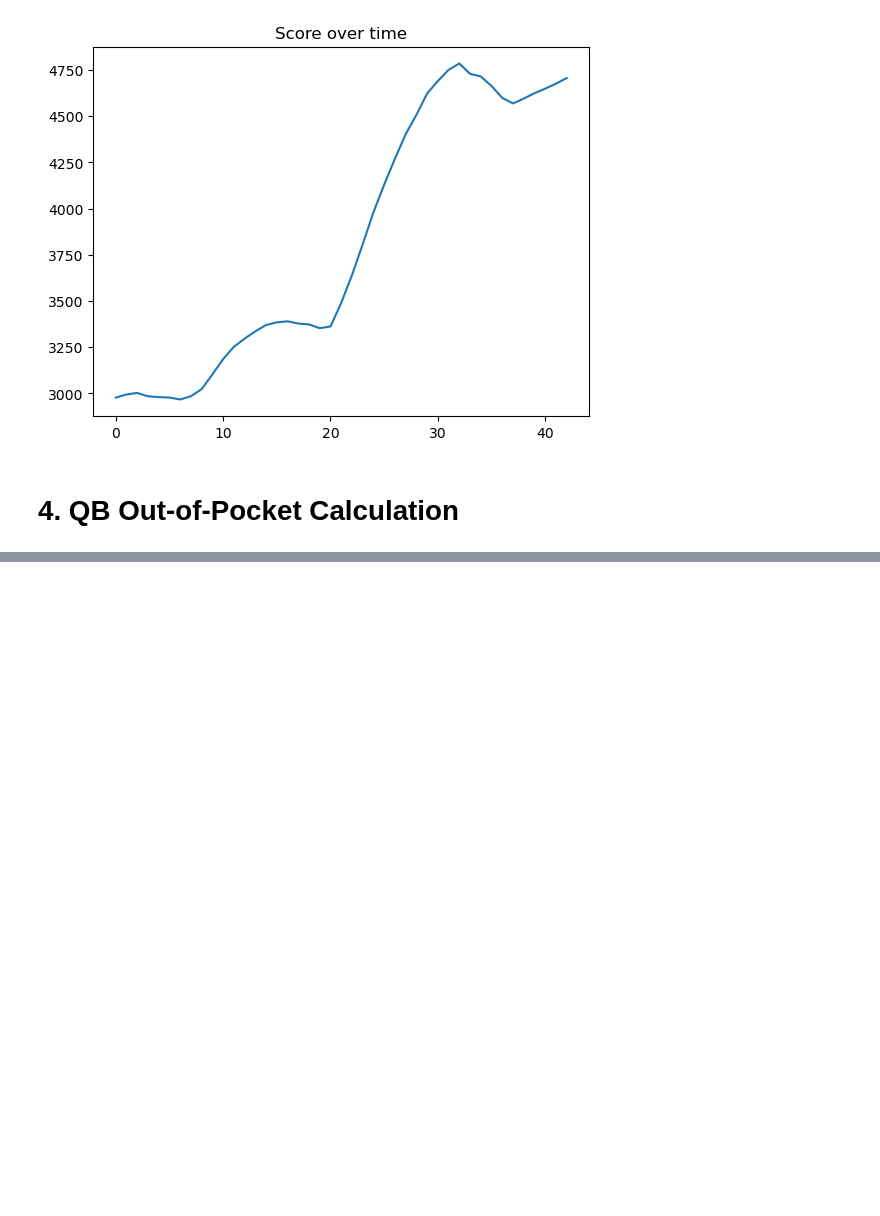
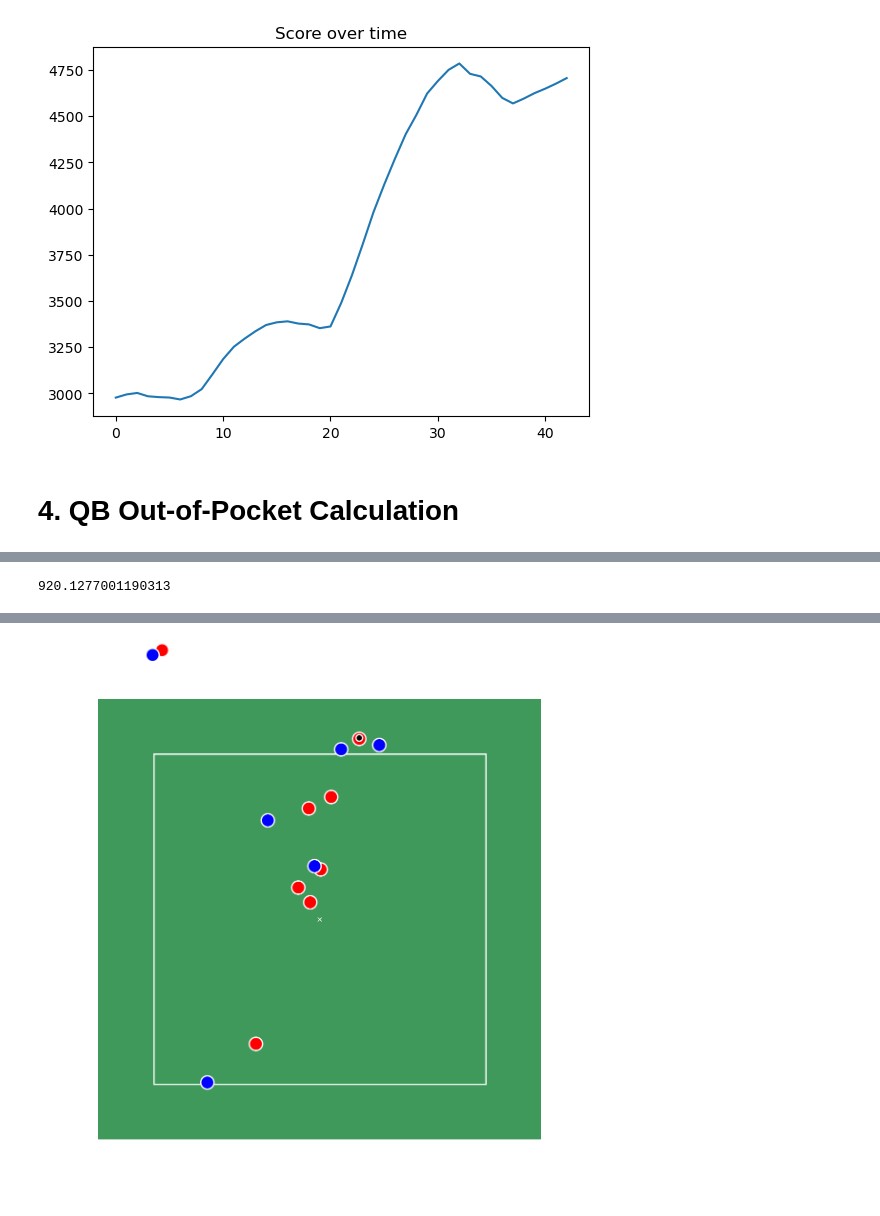
Before and after one commit to mcachosoblechero/MagicNFL, a Jupyter notebook: exploration/score_function.ipynb, the cells around one changed output, grey strips where cells are left out. Saved outputs shown, nothing was run; the diff lists cells and outputs as text; code cells hidden in the pictures; blank space fills up the shorter version.

```diff
--- a/exploration/score_function.ipynb
+++ b/exploration/score_function.ipynb
@@ -293,0 +389,18 @@ def calculate_qb_score(team1, config):
+# %%
+week_data = pd.read_csv(os.path.join(input_path, 'week6.csv'))
+
+# Define Game & Play ID
+gameId = "2021101703"
+playId = "3773"
+
+# Extract info from the play
+team1, team2, ball = extractPlay(week_data, gameId, playId)
+team1, team2, ball = preprocessPlay_refLineScrimmageInit(team1, team2, ball, delay_frame=config['hold_QB_ref'], post_snap_time=config['post_snap_time'])
+
+# Calculate OOP QB Score
+print(calculate_qb_score(team1, config))
+
+# Plot the play
+animatePlay_Generic(team1, team2, ball, drawPocket(), store_path=f"../videos/{gameId}_{playId}_pocket.mp4")
+# %% [output]
+920.1277001190313
@@ -293,0 +408 @@ def calculate_qb_score(team1, config):
+[figure, added]
```
Also changed, not shown: parts of 10 cells of this notebook.
